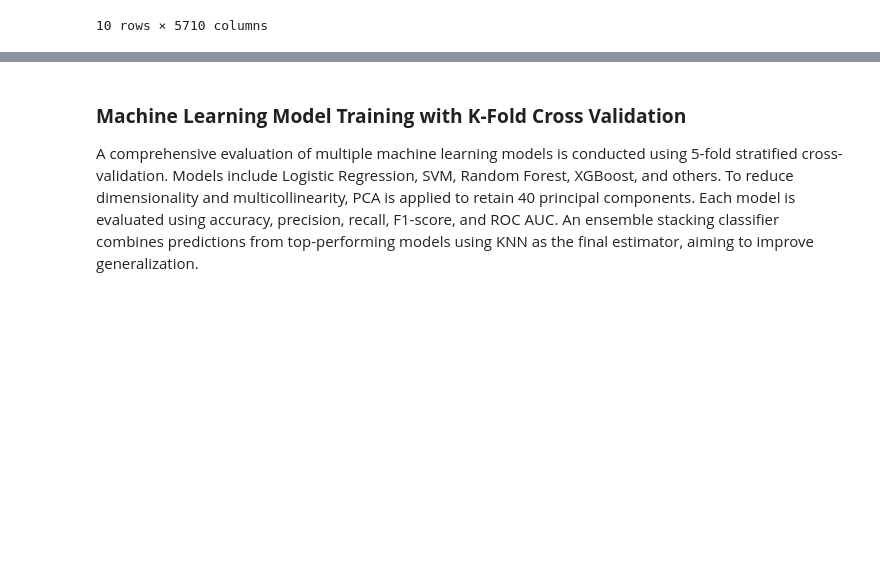
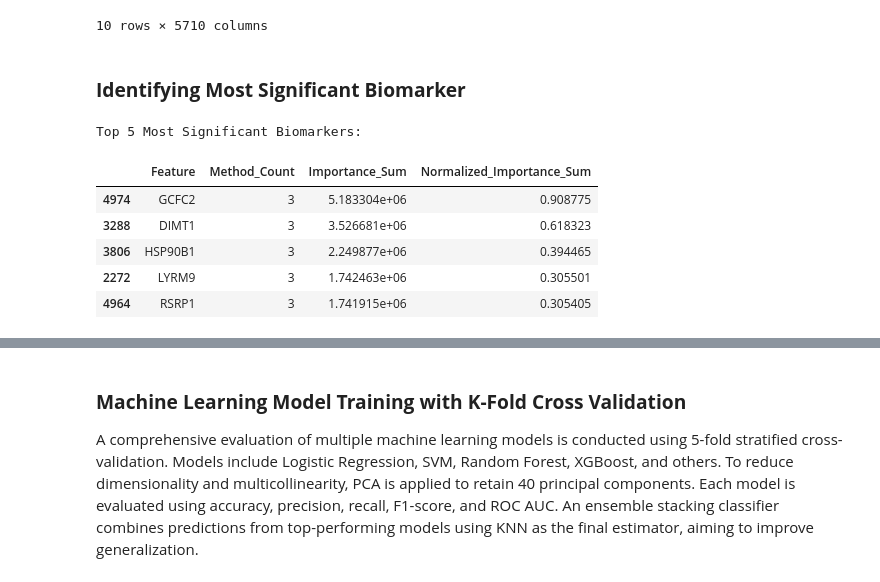
Before and after one commit to sazidshahjada/T1D-GeneExp-Classifier, a Jupyter notebook: t1d_clening_eda_modeling.ipynb, the cells around one changed output, grey strips where cells are left out. Saved outputs shown, nothing was run; the diff lists cells and outputs as text; code cells hidden in the pictures; blank space fills up the shorter version.

```diff
--- a/t1d_clening_eda_modeling.ipynb
+++ b/t1d_clening_eda_modeling.ipynb
@@ -586,3 +586,65 @@ Preview of selected dataset:
 10 rows × 5710 columns
 # %%
 selected_df.to_csv("Data/clean_t1d_selected_knnimputed.csv", index=False)
+# %% [markdown]
+### **Identifying Most Significant Biomarker**
+# %%
+# Step 1: Rank biomarkers using union of features
+lasso_features = set(lasso_feature_importance['Feature'])
+rf_features = set(rf_feature_importance['Feature'])
+svmrfe_features = set(svmrfe_feature_importance['Feature'])
+ttest_features = set(ttest_feature_importance['Feature'])
+
+# Use union to include all selected features
+all_features = set(lasso_features).union(rf_features, svmrfe_features, ttest_features)
+
+feature_scores = {}
+for feature in all_features:
+    score = 0
+    importance_sum = 0
+
+    if feature in lasso_features:
+        score += 1
+        importance_sum += lasso_feature_importance[lasso_feature_importance['Feature'] == feature]['Importance'].iloc[0]
+
+    if feature in rf_features:
+        score += 1
+        importance_sum += rf_feature_importance[rf_feature_importance['Feature'] == feature]['Importance'].iloc[0]
+
+    if feature in svmrfe_features:
+        score += 1
+        importance_sum += svmrfe_feature_importance[svmrfe_feature_importance['Feature'] == feature]['Importance'].iloc[0]
+
+    if feature in ttest_features:
+        score += 1
+        p_value = ttest_feature_importance[ttest_feature_importance['Feature'] == feature]['p-value'].iloc[0]
+        importance_sum += 1 / (p_value + 1e-10)  # Avoid division by zero
+
+    feature_scores[feature] = {'count': score, 'importance_sum': importance_sum}
+
+# Convert to DataFrame for ranking
+biomarker_ranking = pd.DataFrame.from_dict(feature_scores, orient='index').reset_index()
+biomarker_ranking.columns = ['Feature', 'Method_Count', 'Importance_Sum']
+biomarker_ranking = biomarker_ranking.sort_values(by=['Method_Count', 'Importance_Sum'], ascending=[False, False])
+# Normalize Importance_Sum between 0 and 1
+min_val = biomarker_ranking['Importance_Sum'].min()
+max_val = biomarker_ranking['Importance_Sum'].max()
+biomarker_ranking['Normalized_Importance_Sum'] = (
+    (biomarker_ranking['Importance_Sum'] - min_val) /
+    (max_val - min_val)
+)
+
+# Select top 5 with normalized values
+top_5_biomarkers = biomarker_ranking.head(5)
+
+# Print top 5 biomarkers
+print("Top 5 Most Significant Biomarkers:")
+top_5_biomarkers[['Feature', 'Method_Count', 'Importance_Sum', 'Normalized_Importance_Sum']]
+# %% [output]
+Top 5 Most Significant Biomarkers:
+|  | Feature | Method_Count | Importance_Sum | Normalized_Importance_Sum |
+| 4974 | GCFC2 | 3 | 5.183304e+06 | 0.908775 |
+| 3288 | DIMT1 | 3 | 3.526681e+06 | 0.618323 |
+| 3806 | HSP90B1 | 3 | 2.249877e+06 | 0.394465 |
+| 2272 | LYRM9 | 3 | 1.742463e+06 | 0.305501 |
+| 4964 | RSRP1 | 3 | 1.741915e+06 | 0.305405 |
```
Also changed, not shown: parts of 3 cells of this notebook, 1 other file.
